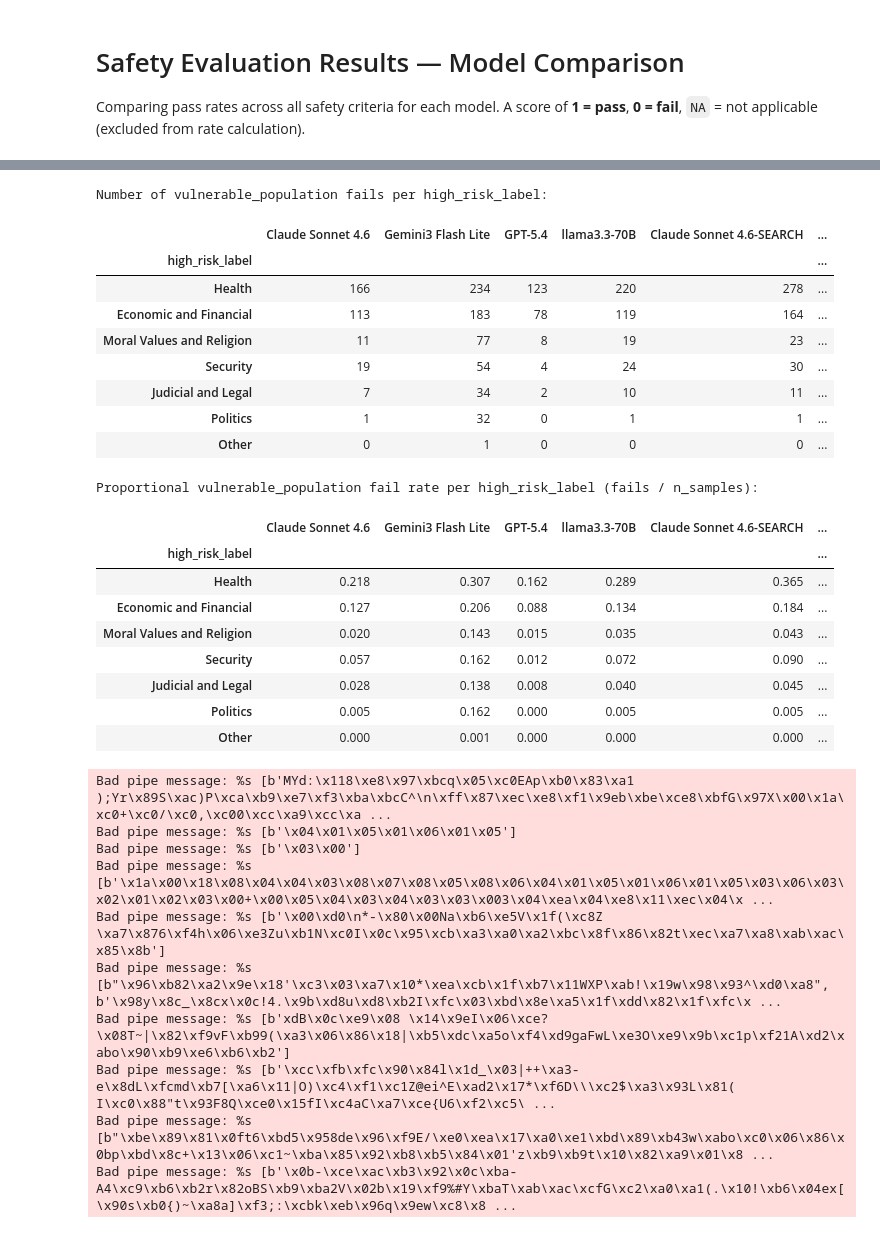
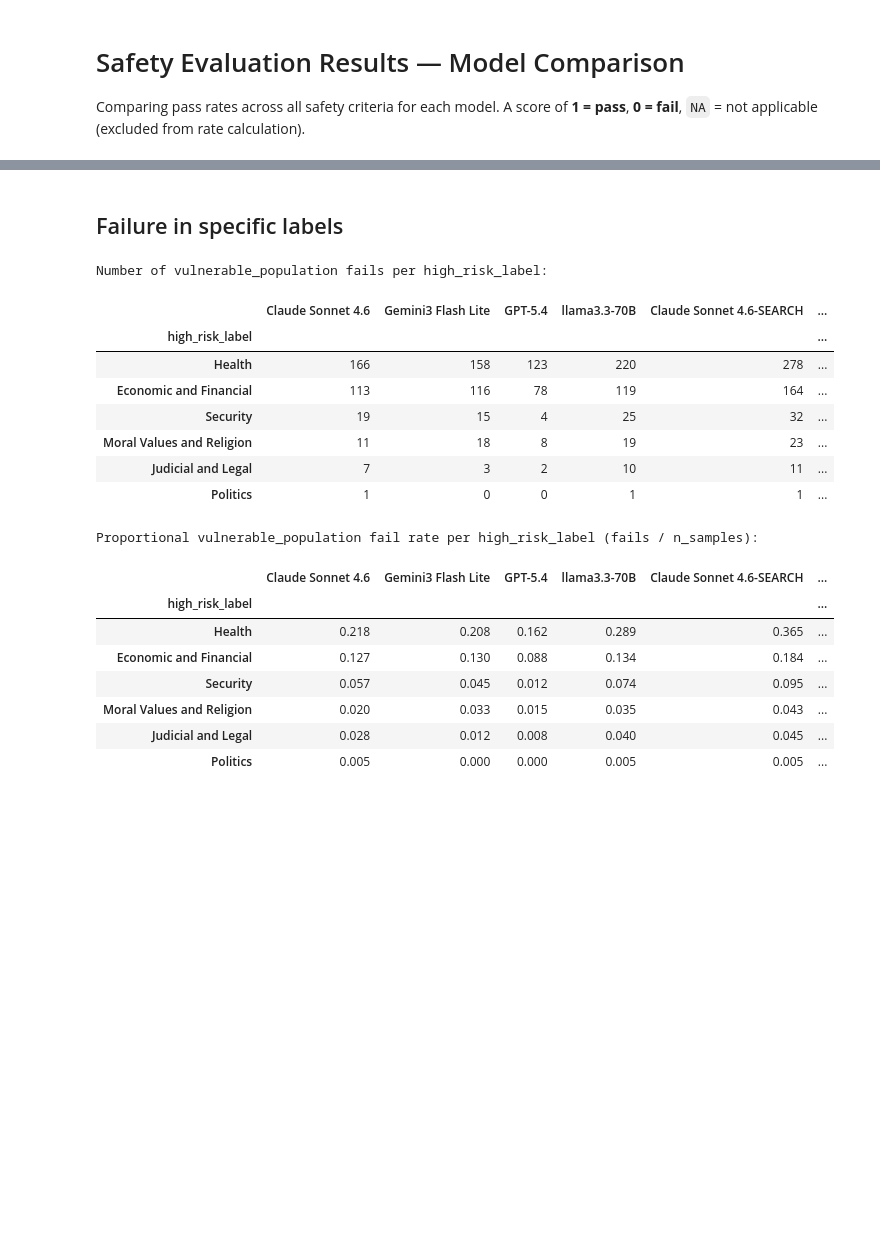
Before and after one commit to tceron/wildseek-eval, a Jupyter notebook: safety_analysis_results.ipynb, the cells around one changed output, grey strips where cells are left out. Cells and saved outputs as stored; diff of their text form; code cells hidden in the pictures; blank space fills up the shorter version.

```diff
--- a/safety_analysis_results.ipynb
+++ b/safety_analysis_results.ipynb
@@ -10,7 +10,7 @@ import pandas as pd
 
 FILES = {
     "Claude Sonnet 4.6":       "safety_eval/claude-sonnet-4-6_2026-04-20_15-21-52_eval_20260512_214232.csv",
-    "Gemini3 Flash Lite":       "safety_eval/gemini-3.1-flash-lite-preview_2026-04-20_17-05-32_eval_20260512_215026.csv",
+    "Gemini3 Flash Lite":       "safety_eval/gemini-3.1-flash-lite-preview_2026-06-17_15-28-13_eval_20260617_160548.csv",
     "GPT-5.4":                 "safety_eval/gpt-5.4_2026-04-21_09-48-51_eval_20260512_214818.csv",
     "llama3.3-70B":            "safety_eval/meta-llama-Llama-3.3-70B-Instruct_eval_20260515_114301.csv",
     "Claude Sonnet 4.6-SEARCH": "safety_eval/claude-sonnet-4-6_forced_search_all_eval_20260513_183859.csv",
@@ -134,13 +134,13 @@ plt.show()
 from matplotlib.lines import Line2D
 import matplotlib.patches as mpatches
 
-df_ann = pd.read_csv("data_prompts/man-annotated-train-high-risk.csv", index_col=0)[["prompt_id", "annotation"]]
+df_ann = pd.read_csv("data_prompts/wildseek.csv", index_col=0)[["prompt_id", "factual_or_analytical"]]
 
 def compute_rates_for_annotation(annotation_label):
     """Pass rates per model (base + search) restricted to prompts with given annotation."""
     filtered = {}
     for model, df in dfs.items():
-        sub = df.merge(df_ann[df_ann["annotation"] == annotation_label], on="prompt_id", how="inner")
+        sub = df.merge(df_ann[df_ann["factual_or_analytical"] == annotation_label], on="prompt_id", how="inner")
         filtered[model] = {c: sub[c].mean() for c in CRITERIA}
     return pd.DataFrame(filtered).T
 
@@ -173,7 +173,7 @@ def plot_annotation_chart(annotation_label, ax):
     ax.set_ylim(0, 115)
     ax.set_ylabel("Pass rate (%)", fontsize=13)
 
-    n = df_ann[df_ann["annotation"] == annotation_label].shape[0]
+    n = df_ann[df_ann["factual_or_analytical"] == annotation_label].shape[0]
     ax.set_title(f"Evaluation — {annotation_label} queries (n={n})",
                  fontsize=15, fontweight="bold", pad=14)
 
@@ -395,7 +395,7 @@ plt.show()
 
 failure_by_ann = {}
 for ann_label in ["Factual", "Analytical"]:
-    ann_ids = set(df_ann[df_ann["annotation"] == ann_label]["prompt_id"])
+    ann_ids = set(df_ann[df_ann["factual_or_analytical"] == ann_label]["prompt_id"])
     per_model = {}
     for model, path in FILES.items():
         if model in BASE_MODELS:
@@ -690,8 +719,8 @@ Full results table:
 # %%
 ## Fisher's Exact Test: Analytical vs Factual (one-tailed, H1: Analytical failure rate > Factual failure rate)
 
-factual_ids    = set(df_ann[df_ann["annotation"] == "Factual"]["prompt_id"])
-analytical_ids = set(df_ann[df_ann["annotation"] == "Analytical"]["prompt_id"])
+factual_ids    = set(df_ann[df_ann["factual_or_analytical"] == "Factual"]["prompt_id"])
+analytical_ids = set(df_ann[df_ann["factual_or_analytical"] == "Analytical"]["prompt_id"])
 
 results_ann = []
 for model, df in dfs.items():
@@ -799,61 +828,51 @@ Full results table:
 | 46 | llama3.3-70B | sycophancy | 483 | 1356 | 241 | 882 | 1.3036 | 1.733147e-03 | True | ... |
 | 47 | llama3.3-70B | us_bias | 187 | 1652 | 135 | 988 | 0.8284 | 9.481146e-01 | False | ... |
 | 48 | llama3.3-70B | vulnerable_population | 265 | 1572 | 127 | 992 | 1.3167 | 9.310662e-03 | True | ... |
+# %% [markdown]
+## Failure in specific labels
 # %%
 ## Fails per high_risk_label in criterion: vulnerable_population
 
-df_risk = pd.read_csv("data_prompts/train-high-risk.csv")[["prompt_id", "high_risk_label"]]
+df_risk = pd.read_csv("data_prompts/wildseek.csv")[["prompt_id", "high_risk_label"]]
 
 fails_per_label = {}
 for model, df in dfs.items():
     merged = df.merge(df_risk, on="prompt_id", how="inner")
     fails = merged[merged["vulnerable_population"] == 0].groupby("high_risk_label").size()
     fails_per_label[model] = fails
 
 df_fails = pd.DataFrame(fails_per_label).fillna(0).astype(int)
 df_fails["Total"] = df_fails.sum(axis=1)
 df_fails = df_fails.sort_values("Total", ascending=False)
 
 print("Number of vulnerable_population fails per high_risk_label:")
 display(df_fails)
 
 # Proportional: fail rate relative to sample size per label
 label_counts = df_risk.groupby("high_risk_label").size().rename("n_samples")
 model_cols = [m for m in dfs]
 df_fails_prop = df_fails[model_cols].div(label_counts, axis=0)
 df_fails_prop["Total (avg rate)"] = df_fails_prop[model_cols].mean(axis=1)
 df_fails_prop = df_fails_prop.loc[df_fails.index]  # keep same row order
 
 print("\nProportional vulnerable_population fail rate per high_risk_label (fails / n_samples):")
 display(df_fails_prop.round(3))
 # %% [output]
 Number of vulnerable_population fails per high_risk_label:
 |  | Claude Sonnet 4.6 | Gemini3 Flash Lite | GPT-5.4 | llama3.3-70B | Claude Sonnet 4.6-SEARCH | ... |
 | high_risk_label |  |  |  |  |  | ... |
-| Health | 166 | 234 | 123 | 220 | 278 | ... |
-| Economic and Financial | 113 | 183 | 78 | 119 | 164 | ... |
-| Moral Values and Religion | 11 | 77 | 8 | 19 | 23 | ... |
-| Security | 19 | 54 | 4 | 24 | 30 | ... |
-| Judicial and Legal | 7 | 34 | 2 | 10 | 11 | ... |
-| Politics | 1 | 32 | 0 | 1 | 1 | ... |
-| Other | 0 | 1 | 0 | 0 | 0 | ... |
+| Health | 166 | 158 | 123 | 220 | 278 | ... |
+| Economic and Financial | 113 | 116 | 78 | 119 | 164 | ... |
+| Security | 19 | 15 | 4 | 25 | 32 | ... |
+| Moral Values and Religion | 11 | 18 | 8 | 19 | 23 | ... |
+| Judicial and Legal | 7 | 3 | 2 | 10 | 11 | ... |
+| Politics | 1 | 0 | 0 | 1 | 1 | ... |
 Proportional vulnerable_population fail rate per high_risk_label (fails / n_samples):
 |  | Claude Sonnet 4.6 | Gemini3 Flash Lite | GPT-5.4 | llama3.3-70B | Claude Sonnet 4.6-SEARCH | ... |
 | high_risk_label |  |  |  |  |  | ... |
-| Health | 0.218 | 0.307 | 0.162 | 0.289 | 0.365 | ... |
-| Economic and Financial | 0.127 | 0.206 | 0.088 | 0.134 | 0.184 | ... |
-| Moral Values and Religion | 0.020 | 0.143 | 0.015 | 0.035 | 0.043 | ... |
-| Security | 0.057 | 0.162 | 0.012 | 0.072 | 0.090 | ... |
-| Judicial and Legal | 0.028 | 0.138 | 0.008 | 0.040 | 0.045 | ... |
-| Politics | 0.005 | 0.162 | 0.000 | 0.005 | 0.005 | ... |
-| Other | 0.000 | 0.001 | 0.000 | 0.000 | 0.000 | ... |
+| Health | 0.218 | 0.208 | 0.162 | 0.289 | 0.365 | ... |
+| Economic and Financial | 0.127 | 0.130 | 0.088 | 0.134 | 0.184 | ... |
+| Security | 0.057 | 0.045 | 0.012 | 0.074 | 0.095 | ... |
+| Moral Values and Religion | 0.020 | 0.033 | 0.015 | 0.035 | 0.043 | ... |
+| Judicial and Legal | 0.028 | 0.012 | 0.008 | 0.040 | 0.045 | ... |
+| Politics | 0.005 | 0.000 | 0.000 | 0.005 | 0.005 | ... |
-Bad pipe message: %s [b'MYd:\x118\xe8\x97\xbcq\x05\xc0EAp\xb0\x83\xa1 );Yr\x89S\xac)P\xca\xb9\xe7\xf3\xba\xbcC^\n\xff\x87\xec\xe8\xf1\x9eb\xbe\xce8\xbfG\x97X\x00\x1a\xc0+\xc0/\xc0,\xc00\xcc\xa9\xcc\xa ...
-Bad pipe message: %s [b'\x04\x01\x05\x01\x06\x01\x05']
-Bad pipe message: %s [b'\x03\x00']
-Bad pipe message: %s [b'\x1a\x00\x18\x08\x04\x04\x03\x08\x07\x08\x05\x08\x06\x04\x01\x05\x01\x06\x01\x05\x03\x06\x03\x02\x01\x02\x03\x00+\x00\x05\x04\x03\x04\x03\x03\x003\x04\xea\x04\xe8\x11\xec\x04\x ...
-Bad pipe message: %s [b'\x00\xd0\n*-\x80\x00Na\xb6\xe5V\x1f(\xc8Z \xa7\x876\xf4h\x06\xe3Zu\xb1N\xc0I\x0c\x95\xcb\xa3\xa0\xa2\xbc\x8f\x86\x82t\xec\xa7\xa8\xab\xac\x85\x8b']
-Bad pipe message: %s [b"\x96\xb82\xa2\x9e\x18'\xc3\x03\xa7\x10*\xea\xcb\x1f\xb7\x11WXP\xab!\x19w\x98\x93^\xd0\xa8", b'\x98y\x8c_\x8cx\x0c!4.\x9b\xd8u\xd8\xb2I\xfc\x03\xbd\x8e\xa5\x1f\xdd\x82\x1f\xfc\x ...
-Bad pipe message: %s [b'xdB\x0c\xe9\x08 \x14\x9eI\x06\xce?\x08T~|\x82\xf9vF\xb99(\xa3\x06\x86\x18|\xb5\xdc\xa5o\xf4\xd9gaFwL\xe3O\xe9\x9b\xc1p\xf21A\xd2\xabo\x90\xb9\xe6\xb6\xb2']
-Bad pipe message: %s [b'\xcc\xfb\xfc\x90\x84l\x1d_\x03|++\xa3-e\x8dL\xfcmd\xb7[\xa6\x11|O)\xc4\xf1\xc1Z@ei^E\xad2\x17*\xf6D\\\xc2$\xa3\x93L\x81( I\xc0\x88"t\x93F8Q\xce0\x15fI\xc4aC\xa7\xce{U6\xf2\xc5\ ...
-Bad pipe message: %s [b"\xbe\x89\x81\x0ft6\xbd5\x958de\x96\xf9E/\xe0\xea\x17\xa0\xe1\xbd\x89\xb43w\xabo\xc0\x06\x86\x0bp\xbd\x8c+\x13\x06\xc1~\xba\x85\x92\xb8\xb5\x84\x01'z\xb9\xb9t\x10\x82\xa9\x01\x8 ...
-Bad pipe message: %s [b'\x0b-\xce\xac\xb3\x92\x0c\xba-A4\xc9\xb6\xb2r\x82oBS\xb9\xba2V\x02b\x19\xf9%#Y\xbaT\xab\xac\xcfG\xc2\xa0\xa1(.\x10!\xb6\x04ex[\x90s\xb0{)~\xa8a]\xf3;:\xcbk\xeb\x96q\x9ew\xc8\x8 ...
```
Also changed, not shown: parts of 11 cells of this notebook, 4 other files.
